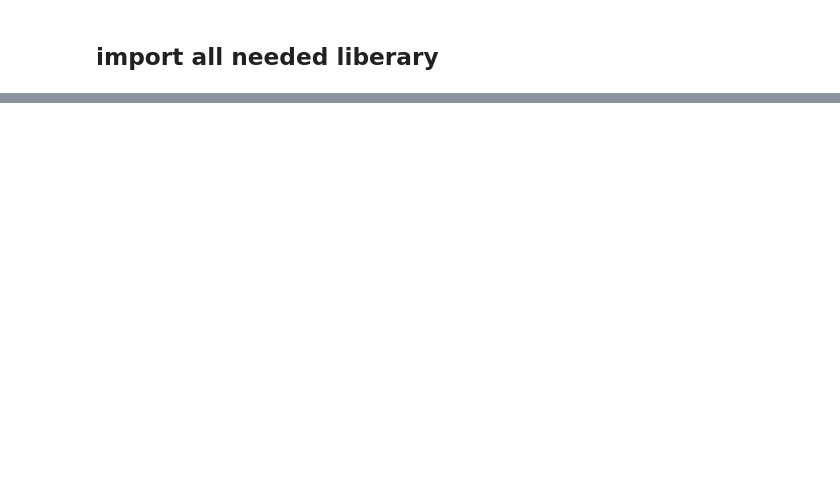
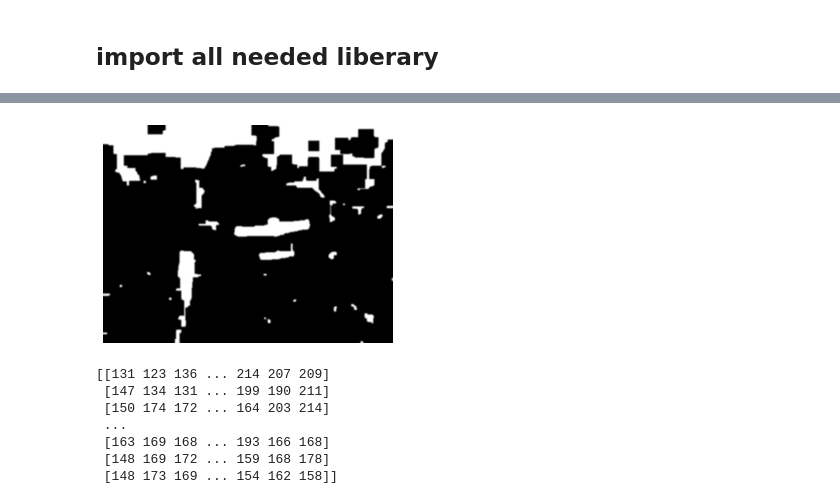
Before and after one commit to Yousif-Ahmed/License-Plate-RecognitionSystem, a Jupyter notebook: model.ipynb, the cells around one changed output, grey strips where cells are left out. Saved outputs shown, nothing was run; the diff lists cells and outputs as text; code cells hidden in the pictures; blank space fills up the shorter version.

Commit message:
increase performance with preprocessing

```diff
--- a/model.ipynb
+++ b/model.ipynb
@@ -74,3 +29,80 @@ print(gray_img)
+# %%
+def show_image (img):
+    fig = plt.figure()
+    plt.gray()
+    plt.imshow(img)
+    plt.axis('off')
+    plt.show()
+
+def image_preprocessing (img):
+    '''
+        in this function we are going to applying different preprocessing
+        techniques in the input image
+
+        prams:
+                img
+    '''
+    '''
+
+    '''
+    # initialize the rectangular and square kernels to be applied to the image,
+    # then initialize the list of license plate regions
+    rectKernel = cv2.getStructuringElement(cv2.MORPH_RECT, (5, 3))
+    squareKernel = cv2.getStructuringElement(cv2.MORPH_RECT, (3, 3))
+
+
+    # convert the image to grayscale, and apply the blackhat operation
+    gray = cv2.cvtColor(img, cv2.COLOR_BGR2GRAY)
+    blackhat = cv2.morphologyEx(gray, cv2.MORPH_BLACKHAT, rectKernel)
+
+    # find regions in the image that are light
+    light = cv2.morphologyEx(gray, cv2.MORPH_CLOSE, squareKernel)
+    light = cv2.threshold(light, 50, 255, cv2.THRESH_BINARY)[1]
+
+    # compute the Scharr gradient representation of the blackhat image and s
+    gradX = cv2.Sobel(blackhat,ddepth = cv2.CV_32F,dx = 1, dy = 0, ksize = -1)
+
+    gradX = np.absolute(gradX)
+
+    # scale theresulting image into the range [0, 255]
+    (minVal, maxVal) = (np.min(gradX), np.max(gradX))
+    gradX = (255 * ((gradX - minVal) / (maxVal - minVal))).astype("uint8")
+
+    # blur the gradient representation, apply a closing operating, and threshold the
+    # image using Otsu's method
+    gradX = cv2.GaussianBlur(gradX, (9, 9), 0)
+    gradX = cv2.morphologyEx(gradX, cv2.MORPH_CLOSE, rectKernel)
+    thresh = cv2.threshold(gradX, 0, 255, cv2.THRESH_BINARY | cv2.THRESH_OTSU)[1]
+
+    # perform a series of erosions and dilations on the image
+    thresh = cv2.erode(thresh, None, iterations = 2)
+    thresh = cv2.dilate(thresh, None, iterations = 3)
+
+    # take the bitwise 'and' between the 'light' regions of the image, then perform
+    # another series of erosions and dilations
+    thresh = cv2.bitwise_and(thresh, thresh, mask = light)
+    thresh = cv2.dilate(thresh, None, iterations =6)
+    thresh = cv2.erode(thresh, None, iterations = 8)
+    blur = cv2.GaussianBlur(thresh,(5,5),0)
+
+    return blur , gray
+
+
+w = img_data1.shape[0]
+h = img_data1.shape[1]
+preprocessed_img  , gray_img= image_preprocessing(img_data1)
+show_image(preprocessed_img)
+io.imsave('result1.jpg' , preprocessed_img)
+print(gray_img)
+# %% [output]
+[figure, added]
+[[131 123 136 ... 214 207 209]
+ [147 134 131 ... 199 190 211]
+ [150 174 172 ... 164 203 214]
+ ...
+ [163 169 168 ... 193 166 168]
+ [148 169 172 ... 159 168 178]
+ [148 173 169 ... 154 162 158]]
 # %%
 def edge_img_processing(edge_img , img ):
     #Thresholding:
```
Also changed, not shown: parts of 8 cells of this notebook, 6 other files.
